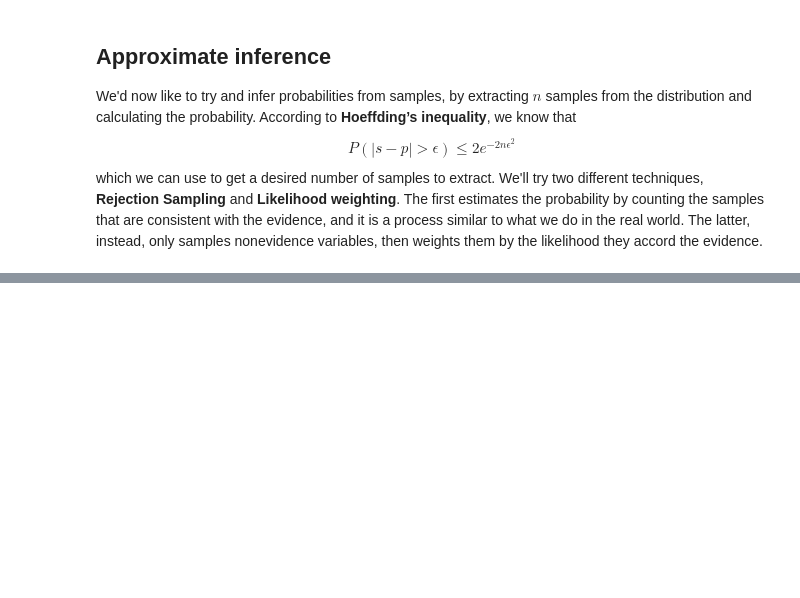
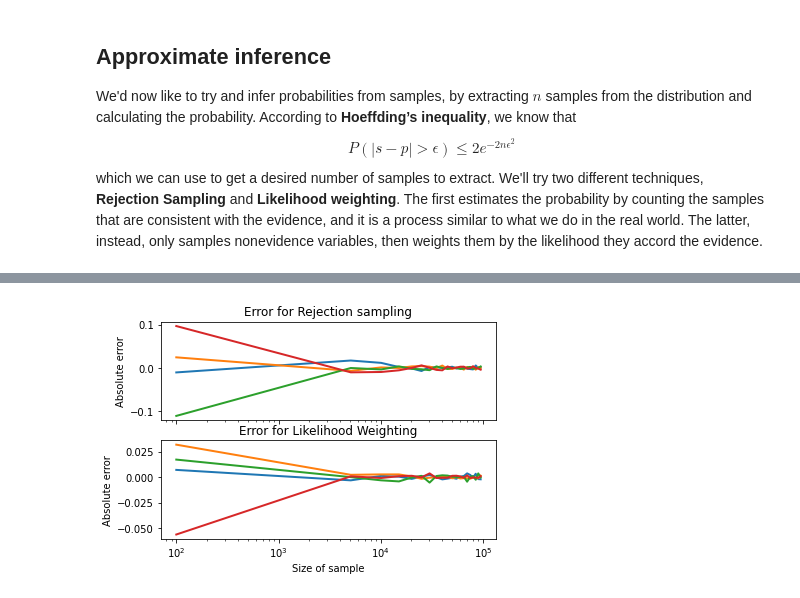
Before and after one commit to montali/BayesianCars, a Jupyter notebook: Cars Network.ipynb, the cells around one changed output, grey strips where cells are left out. Saved outputs shown, nothing was run; the diff lists cells and outputs as text; code cells hidden in the pictures; blank space fills up the shorter version.

Commit message:
Added graphs, comparison

```diff
--- a/Cars Network.ipynb
+++ b/Cars Network.ipynb
@@ -180,0 +204,14 @@ Experiment finished with achieved errors: {100: array([ 0.01611146, -0.04672223,
+# %%
+def plot_graphs(sizes, errors_lws, errors_rs):
+    fig, axs = plt.subplots(2, sharex=True)
+    line = axs[0].semilogx(i, errors_lws, lw=2)
+    line2 = axs[1].semilogx(i, errors_rs, lw=2)
+    axs[0].title.set_text("Error for Rejection sampling")
+    axs[1].title.set_text("Error for Likelihood Weighting")
+    axs[1].set_xlabel("Size of sample")
+    for ax in axs:
+        ax.set_ylabel("Absolute error")
+    plt.show()
+plot_graphs(i, errors_lws, errors_rs)
+# %% [output]
+[figure, added]
```
Also changed, not shown: parts of 2 cells of this notebook.
